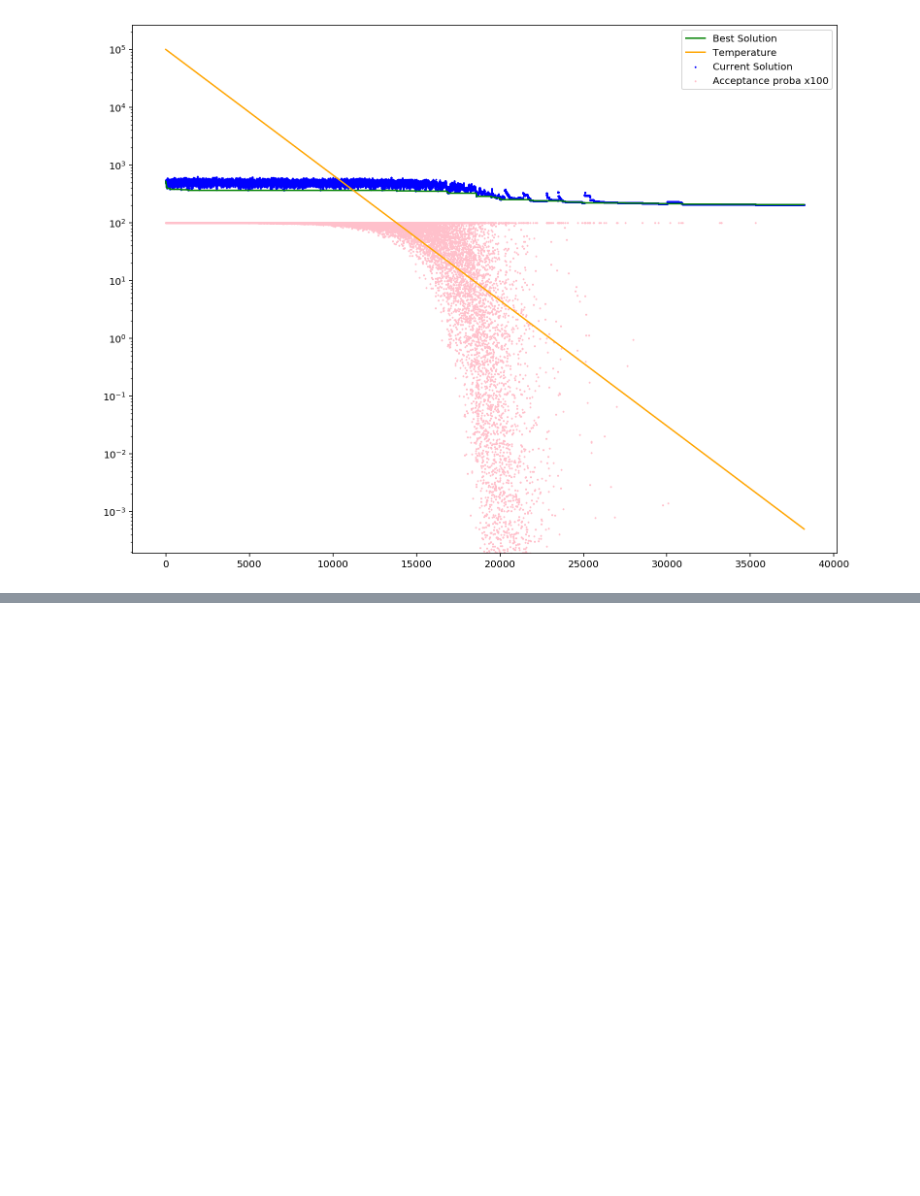
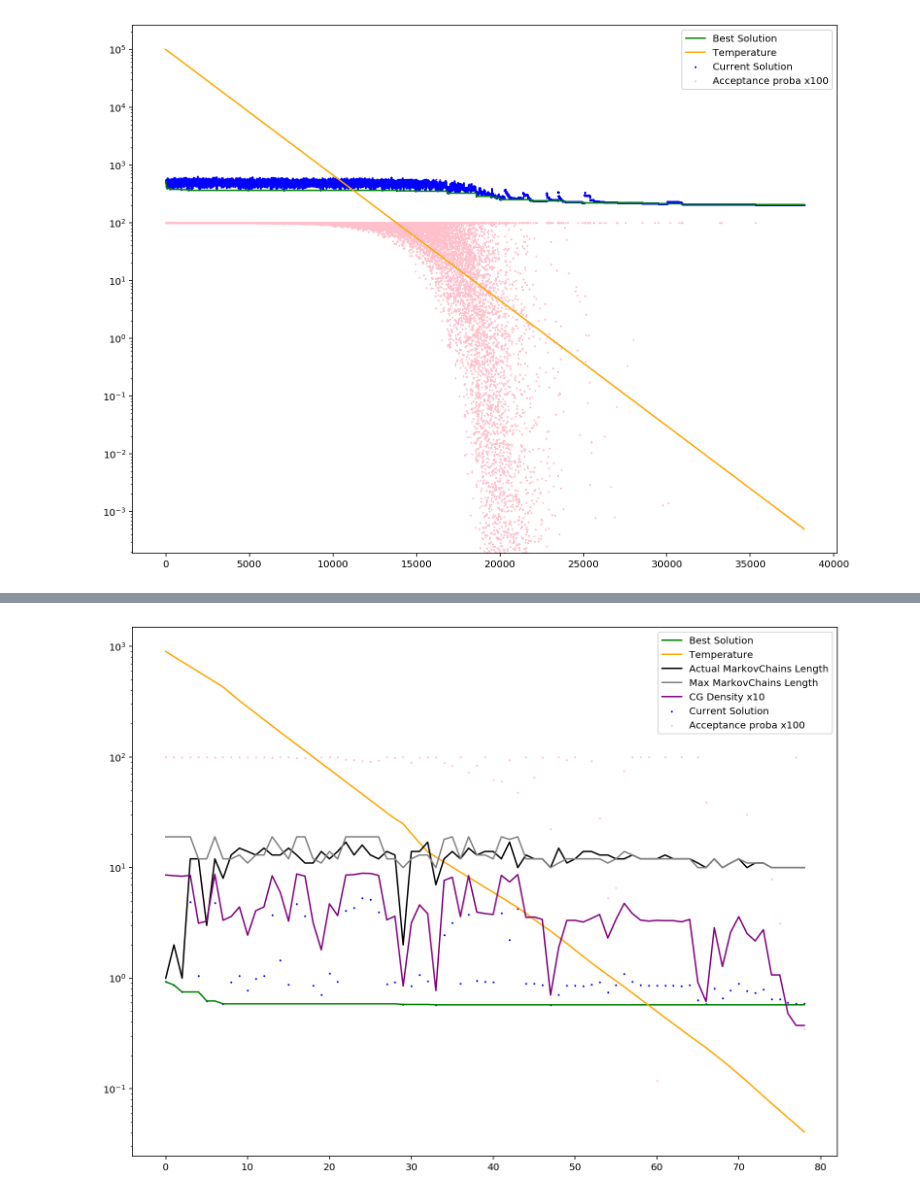
Before and after one commit to leobouraux/Pedestrian-Hub-Model-Optimization, a Jupyter notebook: src/main/python/Graphs LSA DSA.ipynb, the cells around one changed output, grey strips where cells are left out. Cells and saved outputs as stored; diff of their text form; code cells hidden in the pictures; blank space fills up the shorter version.

```diff
--- a/src/main/python/Graphs LSA DSA.ipynb
+++ b/src/main/python/Graphs LSA DSA.ipynb
@@ -27,0 +36,6 @@ drawPlotLSA(best_y, curr_y, temp, acceptance_pb, acc_best_sol, 100)
+# %%
+path = "../java/SimulatedAnnealing/GraphData/DSA_MinFunction.txt"
+best_y, curr_y, acceptance_pb, acc_best_sol, temp, density, markov_len, max_mcl, runtime, iteration_nbr = processDataDSA(path)
+drawPlotDSA(best_y, curr_y, temp, acceptance_pb, acc_best_sol, density, markov_len, max_mcl, prob_factor=100, density_factor=10)
+# %% [output]
+[figure, added]
```
Also changed, not shown: parts of 3 cells of this notebook, 7 other files.
